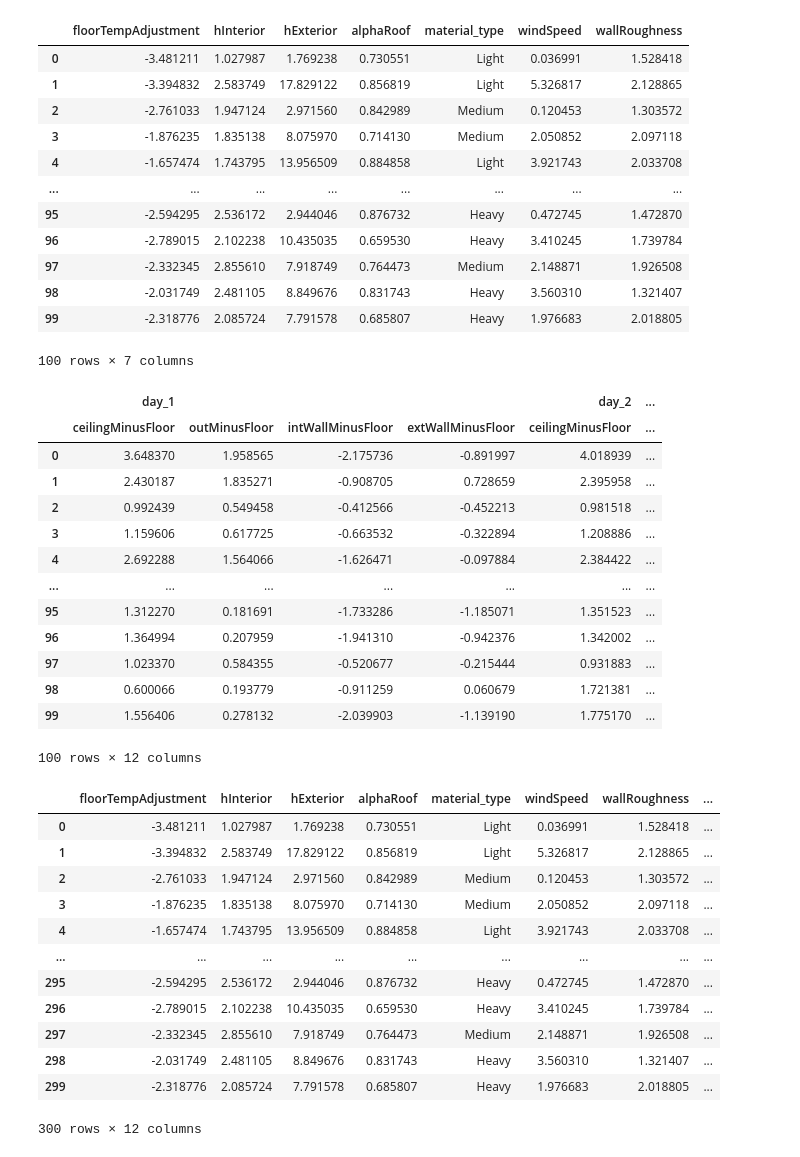
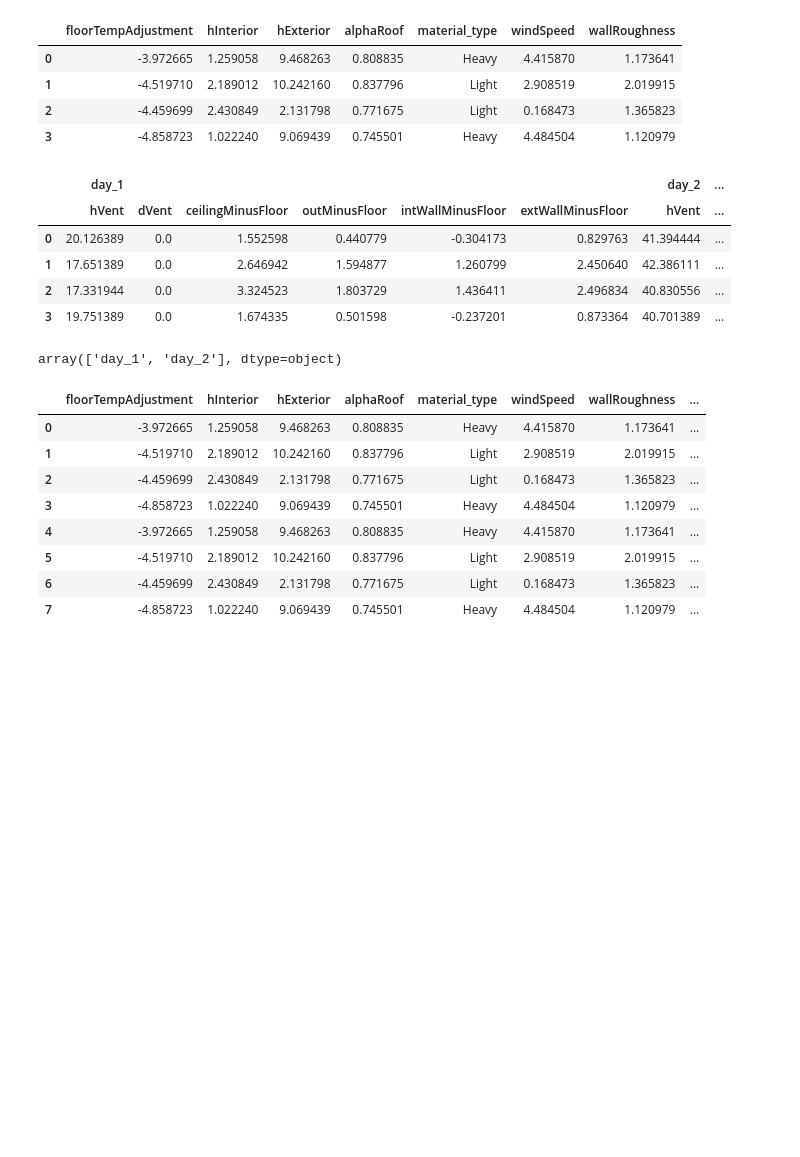
Before and after one commit to nbachand/graphBEM, a Jupyter notebook: MyBuilding.ipynb, the cells around one changed output. Drawn from its saved outputs; the diff is of its cells as text; code cells hidden in the pictures; blank space fills up the shorter version.

```diff
--- a/MyBuilding.ipynb
+++ b/MyBuilding.ipynb
@@ -30,59 +28,45 @@ The autoreload extension is already loaded. To reload it, use:
 # %%
-resultsTime = "20240311-111046"
+# resultsTime = "20240311-111046"
+resultsTime = "20240405-162714"
 outputs = pd.read_csv(f'{home_dir}/resultsMC/outputs_{resultsTime}.csv', header=[0, 1], index_col=0)
 inputs = pd.read_csv(f'{home_dir}/resultsMC/inputs_{resultsTime}.csv', index_col=0)
 display(inputs, outputs)
 # %% [output]
 |  | floorTempAdjustment | hInterior | hExterior | alphaRoof | material_type | windSpeed | wallRoughness |
-| 0 | -3.481211 | 1.027987 | 1.769238 | 0.730551 | Light | 0.036991 | 1.528418 |
-| 1 | -3.394832 | 2.583749 | 17.829122 | 0.856819 | Light | 5.326817 | 2.128865 |
-| 2 | -2.761033 | 1.947124 | 2.971560 | 0.842989 | Medium | 0.120453 | 1.303572 |
-| 3 | -1.876235 | 1.835138 | 8.075970 | 0.714130 | Medium | 2.050852 | 2.097118 |
-| 4 | -1.657474 | 1.743795 | 13.956509 | 0.884858 | Light | 3.921743 | 2.033708 |
-| ... | ... | ... | ... | ... | ... | ... | ... |
-| 95 | -2.594295 | 2.536172 | 2.944046 | 0.876732 | Heavy | 0.472745 | 1.472870 |
-| 96 | -2.789015 | 2.102238 | 10.435035 | 0.659530 | Heavy | 3.410245 | 1.739784 |
-| 97 | -2.332345 | 2.855610 | 7.918749 | 0.764473 | Medium | 2.148871 | 1.926508 |
-| 98 | -2.031749 | 2.481105 | 8.849676 | 0.831743 | Heavy | 3.560310 | 1.321407 |
-| 99 | -2.318776 | 2.085724 | 7.791578 | 0.685807 | Heavy | 1.976683 | 2.018805 |
+| 0 | -3.972665 | 1.259058 | 9.468263 | 0.808835 | Heavy | 4.415870 | 1.173641 |
+| 1 | -4.519710 | 2.189012 | 10.242160 | 0.837796 | Light | 2.908519 | 2.019915 |
+| 2 | -4.459699 | 2.430849 | 2.131798 | 0.771675 | Light | 0.168473 | 1.365823 |
+| 3 | -4.858723 | 1.022240 | 9.069439 | 0.745501 | Heavy | 4.484504 | 1.120979 |
-100 rows × 7 columns
-|  | day_1 |  |  |  | day_2 | ... |
-|  | ceilingMinusFloor | outMinusFloor | intWallMinusFloor | extWallMinusFloor | ceilingMinusFloor | ... |
-| 0 | 3.648370 | 1.958565 | -2.175736 | -0.891997 | 4.018939 | ... |
-| 1 | 2.430187 | 1.835271 | -0.908705 | 0.728659 | 2.395958 | ... |
-| 2 | 0.992439 | 0.549458 | -0.412566 | -0.452213 | 0.981518 | ... |
-| 3 | 1.159606 | 0.617725 | -0.663532 | -0.322894 | 1.208886 | ... |
-| 4 | 2.692288 | 1.564066 | -1.626471 | -0.097884 | 2.384422 | ... |
-| ... | ... | ... | ... | ... | ... | ... |
-| 95 | 1.312270 | 0.181691 | -1.733286 | -1.185071 | 1.351523 | ... |
-| 96 | 1.364994 | 0.207959 | -1.941310 | -0.942376 | 1.342002 | ... |
-| 97 | 1.023370 | 0.584355 | -0.520677 | -0.215444 | 0.931883 | ... |
-| 98 | 0.600066 | 0.193779 | -0.911259 | 0.060679 | 1.721381 | ... |
-| 99 | 1.556406 | 0.278132 | -2.039903 | -1.139190 | 1.775170 | ... |
+|  | day_1 |  |  |  |  |  | day_2 | ... |
+|  | hVent | dVent | ceilingMinusFloor | outMinusFloor | intWallMinusFloor | extWallMinusFloor | hVent | ... |
+| 0 | 20.126389 | 0.0 | 1.552598 | 0.440779 | -0.304173 | 0.829763 | 41.394444 | ... |
+| 1 | 17.651389 | 0.0 | 2.646942 | 1.594877 | 1.260799 | 2.450640 | 42.386111 | ... |
+| 2 | 17.331944 | 0.0 | 3.324523 | 1.803729 | 1.436411 | 2.496834 | 40.830556 | ... |
+| 3 | 19.751389 | 0.0 | 1.674335 | 0.501598 | -0.237201 | 0.873364 | 40.701389 | ... |
-100 rows × 12 columns
+# %%
+outputs.columns.get_level_values(0).unique().values
+# %% [output]
+array(['day_1', 'day_2'], dtype=object)
 # %%
 dfFull = pd.DataFrame()
-for day in range(1,4):
-    df = pd.concat([inputs, outputs[f"day_{day}"][["ceilingMinusFloor", "outMinusFloor", "intWallMinusFloor", "extWallMinusFloor"]]], axis=1)
-    df["day"] = day
+days = outputs.columns.get_level_values(0).unique().values
+for day in days:
+    df = pd.concat([inputs, outputs[day][["ceilingMinusFloor", "outMinusFloor", "intWallMinusFloor", "extWallMinusFloor"]]], axis=1)
+    df["day"] = int(day[4:])
     dfFull = pd.concat([dfFull, df], axis = "index")
 
 dfFull = dfFull.reset_index(drop=True)
 dfFull
 # %% [output]
 |  | floorTempAdjustment | hInterior | hExterior | alphaRoof | material_type | windSpeed | wallRoughness | ... |
-| 0 | -3.481211 | 1.027987 | 1.769238 | 0.730551 | Light | 0.036991 | 1.528418 | ... |
-| 1 | -3.394832 | 2.583749 | 17.829122 | 0.856819 | Light | 5.326817 | 2.128865 | ... |
-| 2 | -2.761033 | 1.947124 | 2.971560 | 0.842989 | Medium | 0.120453 | 1.303572 | ... |
-| 3 | -1.876235 | 1.835138 | 8.075970 | 0.714130 | Medium | 2.050852 | 2.097118 | ... |
-| 4 | -1.657474 | 1.743795 | 13.956509 | 0.884858 | Light | 3.921743 | 2.033708 | ... |
-| ... | ... | ... | ... | ... | ... | ... | ... | ... |
-| 295 | -2.594295 | 2.536172 | 2.944046 | 0.876732 | Heavy | 0.472745 | 1.472870 | ... |
-| 296 | -2.789015 | 2.102238 | 10.435035 | 0.659530 | Heavy | 3.410245 | 1.739784 | ... |
-| 297 | -2.332345 | 2.855610 | 7.918749 | 0.764473 | Medium | 2.148871 | 1.926508 | ... |
-| 298 | -2.031749 | 2.481105 | 8.849676 | 0.831743 | Heavy | 3.560310 | 1.321407 | ... |
-| 299 | -2.318776 | 2.085724 | 7.791578 | 0.685807 | Heavy | 1.976683 | 2.018805 | ... |
+| 0 | -3.972665 | 1.259058 | 9.468263 | 0.808835 | Heavy | 4.415870 | 1.173641 | ... |
+| 1 | -4.519710 | 2.189012 | 10.242160 | 0.837796 | Light | 2.908519 | 2.019915 | ... |
+| 2 | -4.459699 | 2.430849 | 2.131798 | 0.771675 | Light | 0.168473 | 1.365823 | ... |
+| 3 | -4.858723 | 1.022240 | 9.069439 | 0.745501 | Heavy | 4.484504 | 1.120979 | ... |
+| 4 | -3.972665 | 1.259058 | 9.468263 | 0.808835 | Heavy | 4.415870 | 1.173641 | ... |
+| 5 | -4.519710 | 2.189012 | 10.242160 | 0.837796 | Light | 2.908519 | 2.019915 | ... |
+| 6 | -4.459699 | 2.430849 | 2.131798 | 0.771675 | Light | 0.168473 | 1.365823 | ... |
+| 7 | -4.858723 | 1.022240 | 9.069439 | 0.745501 | Heavy | 4.484504 | 1.120979 | ... |
-300 rows × 12 columns
 # %%
 dropCondition = dfFull["ceilingMinusFloor"] > 10
 dfFull = dfFull[~dropCondition]
```
Also changed, not shown: parts of 5 cells of this notebook.
